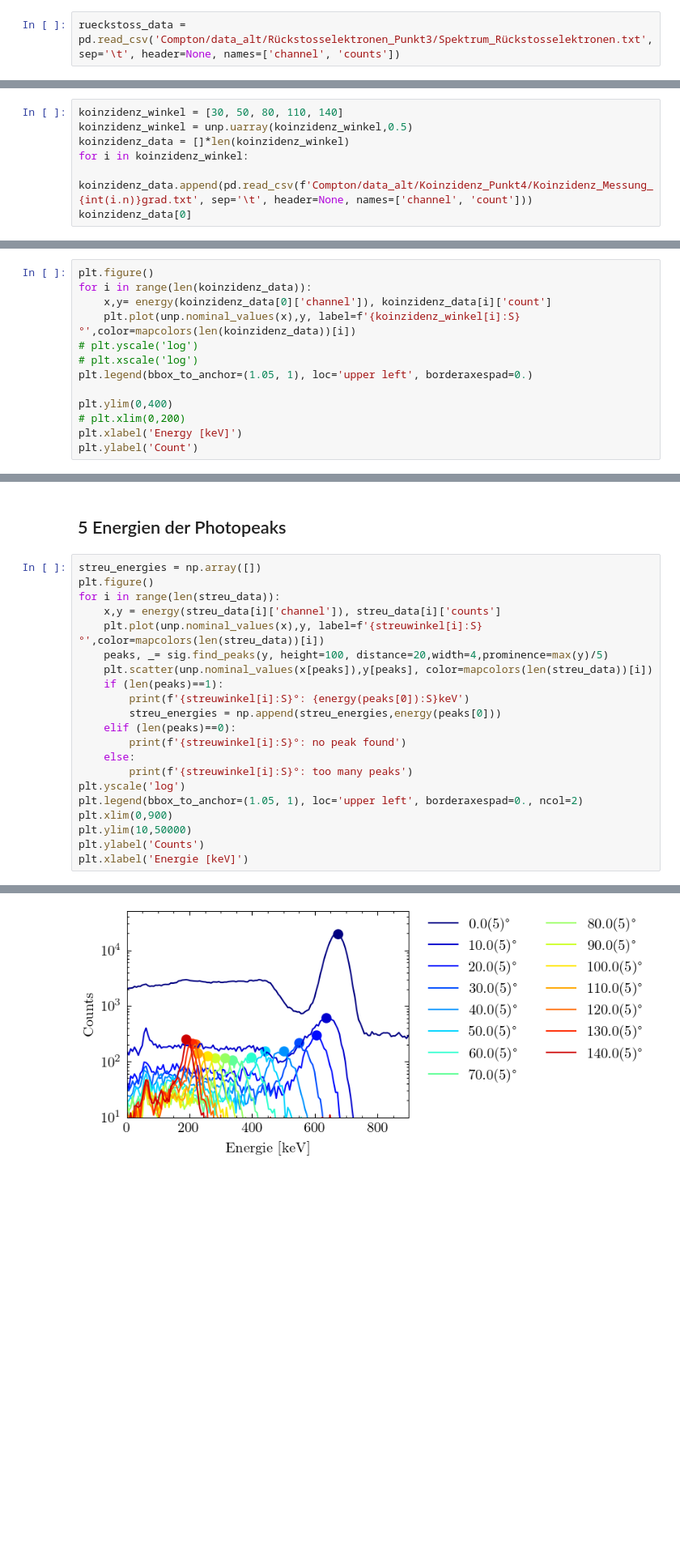
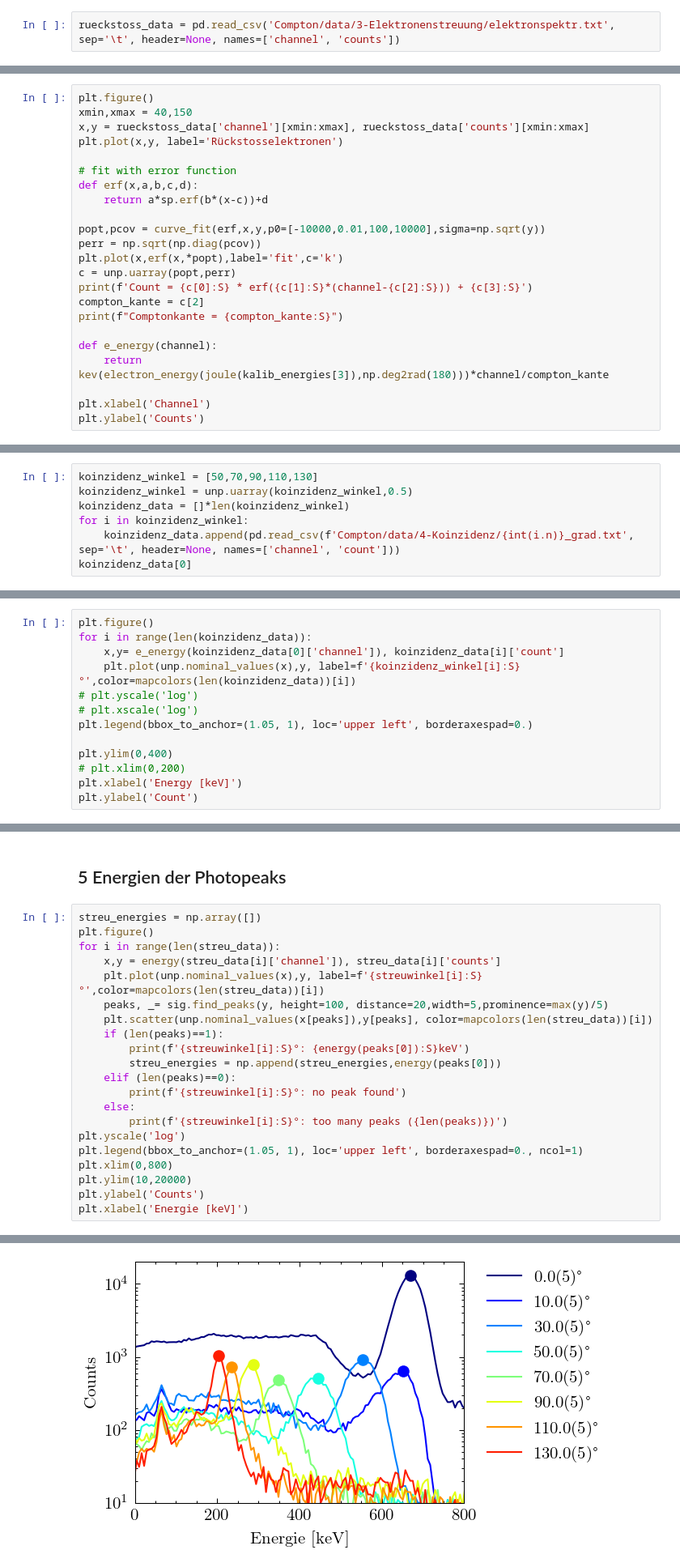
Before and after one commit to emhl/FP1, a Jupyter notebook: Compton.ipynb, the cells around one changed output, grey strips where cells are left out. Shown: that part at 81% size. Saved outputs shown, nothing was run; the diff lists cells and outputs as text; blank space fills up the shorter version.

```diff
--- a/Compton.ipynb
+++ b/Compton.ipynb
@@ -263,7 +265,7 @@ Text(0, 0.5, 'Counts')
 # %% [markdown]
 ### import data
 # %%
-rueckstoss_data = pd.read_csv('Compton/data_alt/Rückstosselektronen_Punkt3/Spektrum_Rückstosselektronen.txt', sep='\t', header=None, names=['channel', 'counts'])
+rueckstoss_data = pd.read_csv('Compton/data/3-Elektronenstreuung/elektronspektr.txt', sep='\t', header=None, names=['channel', 'counts'])
 # %% [markdown]
 ### analyze data
 # %%
@@ -277,0 +280,23 @@ Text(0, 0.5, 'Counts')
+# %%
+plt.figure()
+xmin,xmax = 40,150
+x,y = rueckstoss_data['channel'][xmin:xmax], rueckstoss_data['counts'][xmin:xmax]
+plt.plot(x,y, label='Rückstosselektronen')
+
+# fit with error function
+def erf(x,a,b,c,d):
+    return a*sp.erf(b*(x-c))+d
+
+popt,pcov = curve_fit(erf,x,y,p0=[-10000,0.01,100,10000],sigma=np.sqrt(y))
+perr = np.sqrt(np.diag(pcov))
+plt.plot(x,erf(x,*popt),label='fit',c='k')
+c = unp.uarray(popt,perr)
+print(f'Count = {c[0]:S} * erf({c[1]:S}*(channel-{c[2]:S})) + {c[3]:S}')
+compton_kante = c[2]
+print(f"Comptonkante = {compton_kante:S}")
+
+def e_energy(channel):
+    return kev(electron_energy(joule(kalib_energies[3]),np.deg2rad(180)))*channel/compton_kante
+
+plt.xlabel('Channel')
+plt.ylabel('Counts')
@@ -280,11 +319,11 @@ Text(0, 0.5, 'Counts')
 # %% [markdown]
 ### import data
 # %%
-koinzidenz_winkel = [30, 50, 80, 110, 140]
+koinzidenz_winkel = [50,70,90,110,130]
 koinzidenz_winkel = unp.uarray(koinzidenz_winkel,0.5)
 koinzidenz_data = []*len(koinzidenz_winkel)
 for i in koinzidenz_winkel:
-    koinzidenz_data.append(pd.read_csv(f'Compton/data_alt/Koinzidenz_Punkt4/Koinzidenz_Messung_{int(i.n)}grad.txt', sep='\t', header=None, names=['channel', 'count']))
+    koinzidenz_data.append(pd.read_csv(f'Compton/data/4-Koinzidenz/{int(i.n)}_grad.txt', sep='\t', header=None, names=['channel', 'count']))
 koinzidenz_data[0]
 # %% [output]
 |  | channel | count |
@@ -305,7 +344,7 @@ koinzidenz_data[0]
 # %%
 plt.figure()
 for i in range(len(koinzidenz_data)):
-    x,y= energy(koinzidenz_data[0]['channel']), koinzidenz_data[i]['count']
+    x,y= e_energy(koinzidenz_data[0]['channel']), koinzidenz_data[i]['count']
     plt.plot(unp.nominal_values(x),y, label=f'{koinzidenz_winkel[i]:S}°',color=mapcolors(len(koinzidenz_data))[i])
 # plt.yscale('log')
 # plt.xscale('log')
@@ -326,7 +365,7 @@ plt.figure()
 for i in range(len(streu_data)):
     x,y = energy(streu_data[i]['channel']), streu_data[i]['counts']
     plt.plot(unp.nominal_values(x),y, label=f'{streuwinkel[i]:S}°',color=mapcolors(len(streu_data))[i])
-    peaks, _= sig.find_peaks(y, height=100, distance=20,width=4,prominence=max(y)/5)
+    peaks, _= sig.find_peaks(y, height=100, distance=20,width=5,prominence=max(y)/5)
     plt.scatter(unp.nominal_values(x[peaks]),y[peaks], color=mapcolors(len(streu_data))[i])
     if (len(peaks)==1):
         print(f'{streuwinkel[i]:S}°: {energy(peaks[0]):S}keV')
@@ -334,11 +373,11 @@ for i in range(len(streu_data)):
     elif (len(peaks)==0):
         print(f'{streuwinkel[i]:S}°: no peak found')
     else:
-        print(f'{streuwinkel[i]:S}°: too many peaks')
+        print(f'{streuwinkel[i]:S}°: too many peaks ({len(peaks)})')
 plt.yscale('log')
-plt.legend(bbox_to_anchor=(1.05, 1), loc='upper left', borderaxespad=0., ncol=2)
-plt.xlim(0,900)
-plt.ylim(10,50000)
+plt.legend(bbox_to_anchor=(1.05, 1), loc='upper left', borderaxespad=0., ncol=1)
+plt.xlim(0,800)
+plt.ylim(10,20000)
 plt.ylabel('Counts')
 plt.xlabel('Energie [keV]')
 # %% [output]
@@ -360,5 +392,5 @@ plt.xlabel('Energie [keV]')
 Text(0.5, 0, 'Energie [keV]')
-[figure, old version]
+[figure, new version]
 # %%
 plt.figure()
 plt.errorbar(unp.nominal_values(streuwinkel),unp.nominal_values(streu_energies),unp.std_devs(streu_energies),unp.std_devs(streuwinkel),fmt='.',label='data')
```
Also changed, not shown: parts of 22 cells of this notebook, 34 other files.
